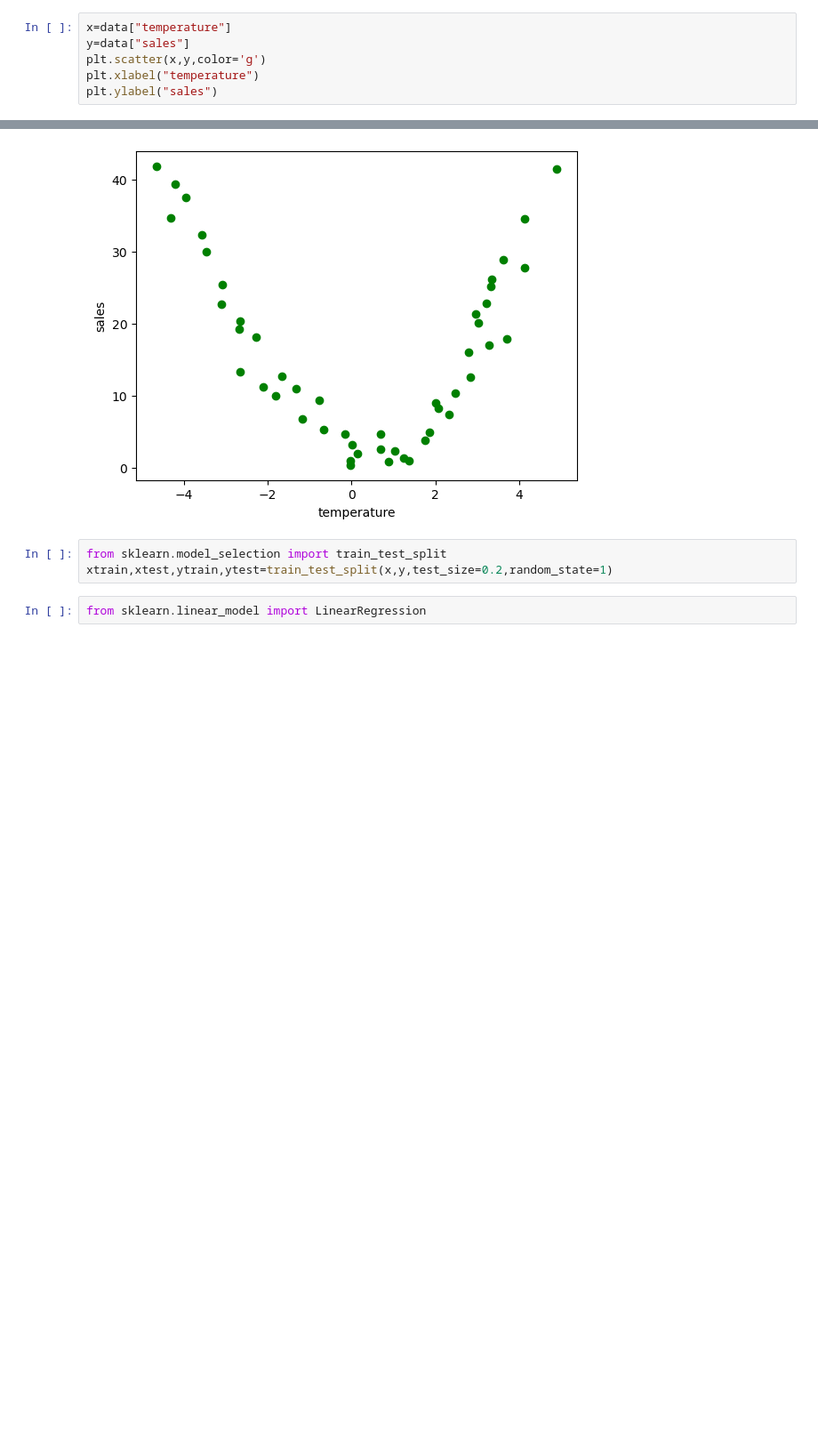
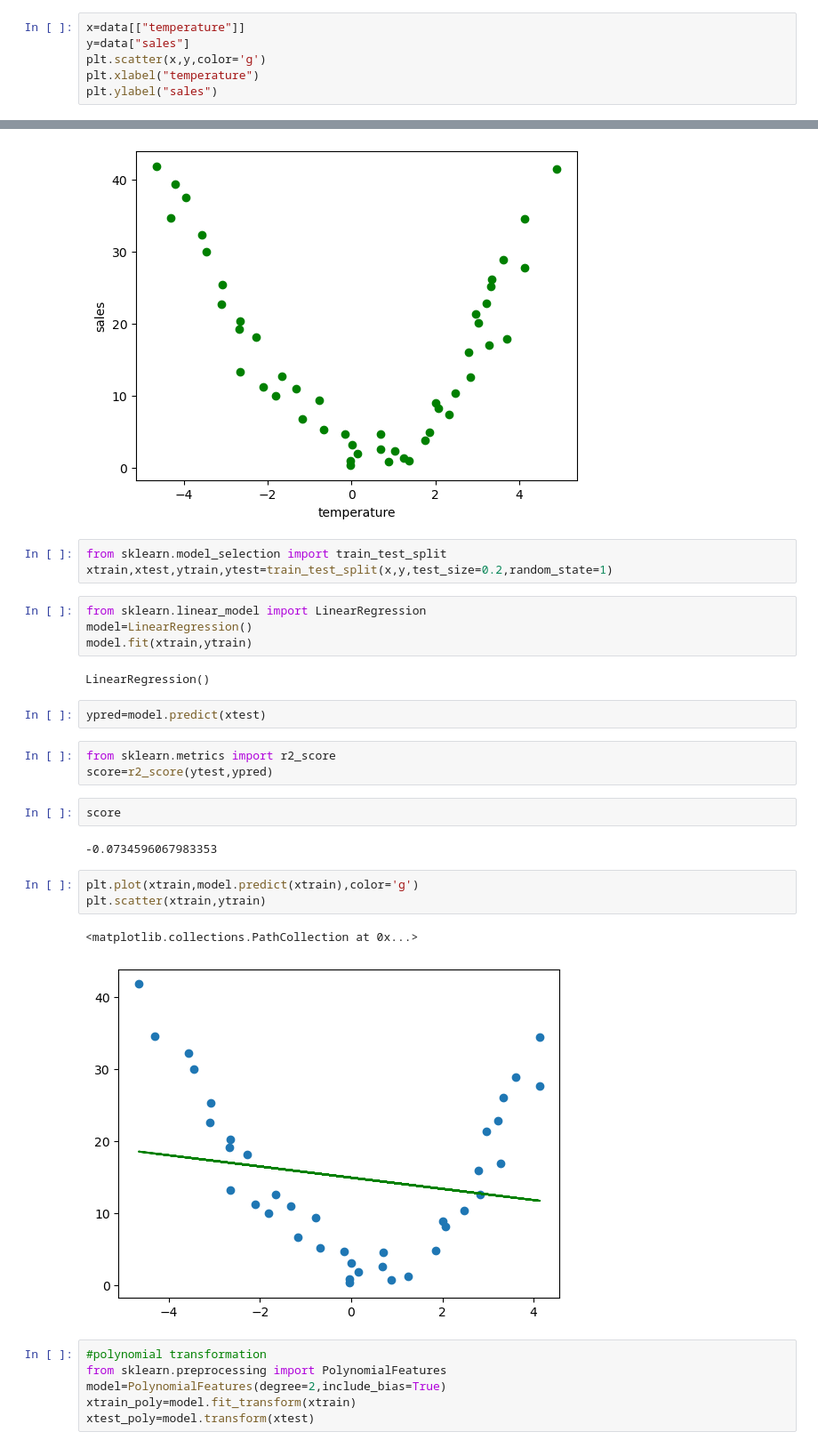
Before and after one commit to Sharafunneesa-pp/Regression-Algorithms, a Jupyter notebook: polynomial regression.ipynb, the cells around one changed output, grey strips where cells are left out. Shown at 89% size. Drawn from its saved outputs; the diff is of its cells as text; blank space fills up the shorter version.

Commit message:
regression algorithms

```diff
--- a/polynomial regression.ipynb
+++ b/polynomial regression.ipynb
@@ -47,7 +47,7 @@ data
 | 47 | 4.133534 | 27.698383 |
 | 48 | 4.899032 | 41.514822 |
 # %%
-x=data["temperature"]
+x=data[["temperature"]]
 y=data["sales"]
 plt.scatter(x,y,color='g')
 plt.xlabel("temperature")
@@ -60,3 +60,28 @@ from sklearn.model_selection import train_test_split
 xtrain,xtest,ytrain,ytest=train_test_split(x,y,test_size=0.2,random_state=1)
 # %%
 from sklearn.linear_model import LinearRegression
+model=LinearRegression()
+model.fit(xtrain,ytrain)
+# %% [output]
+LinearRegression()
+# %%
+ypred=model.predict(xtest)
+# %%
+from sklearn.metrics import r2_score
+score=r2_score(ytest,ypred)
+# %%
+score
+# %% [output]
+-0.0734596067983353
+# %%
+plt.plot(xtrain,model.predict(xtrain),color='g')
+plt.scatter(xtrain,ytrain)
+# %% [output]
+<matplotlib.collections.PathCollection at 0x...>
+[figure, added]
+# %%
+#polynomial transformation
+from sklearn.preprocessing import PolynomialFeatures
+model=PolynomialFeatures(degree=2,include_bias=True)
+xtrain_poly=model.fit_transform(xtrain)
+xtest_poly=model.transform(xtest)
```
Also changed, not shown: parts of 6 cells of this notebook, 5 other files.
